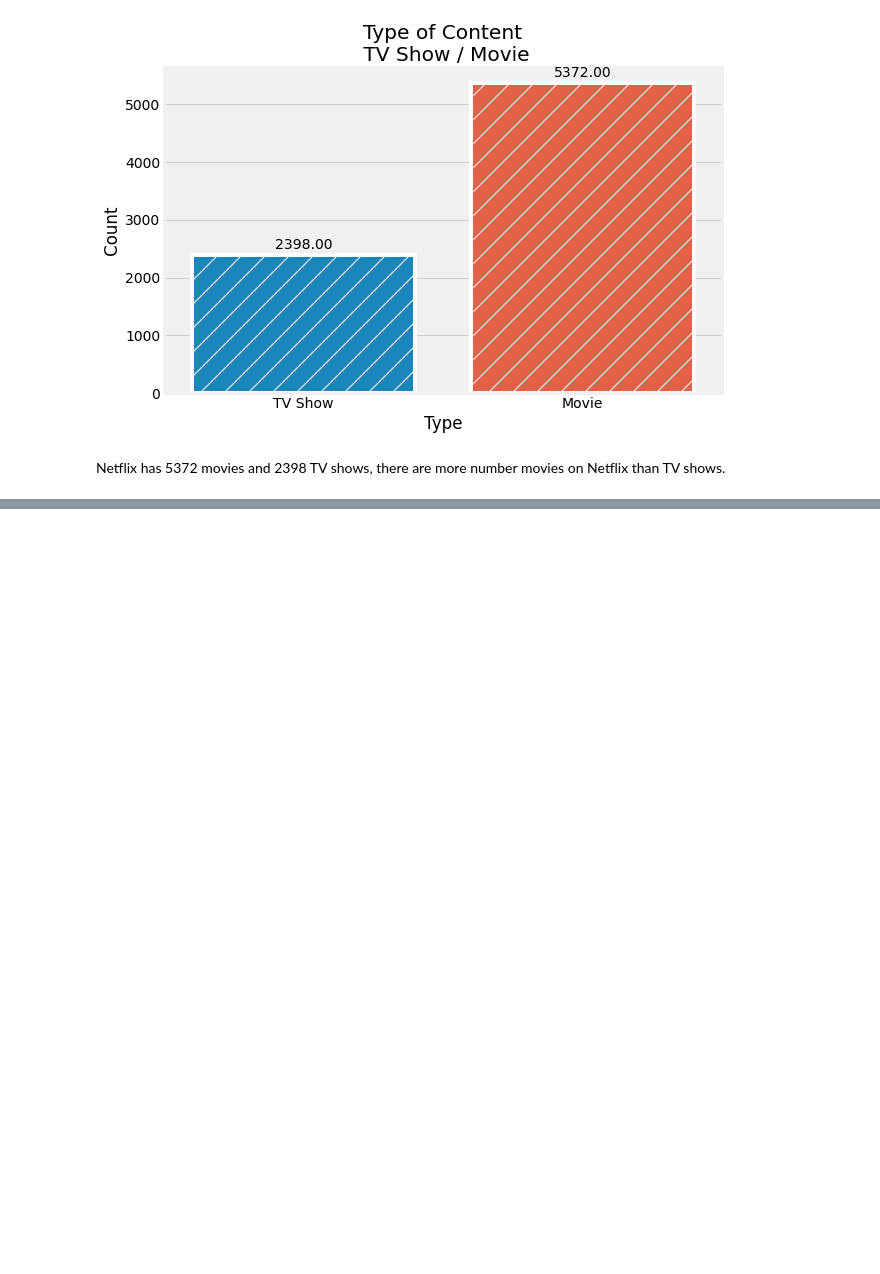
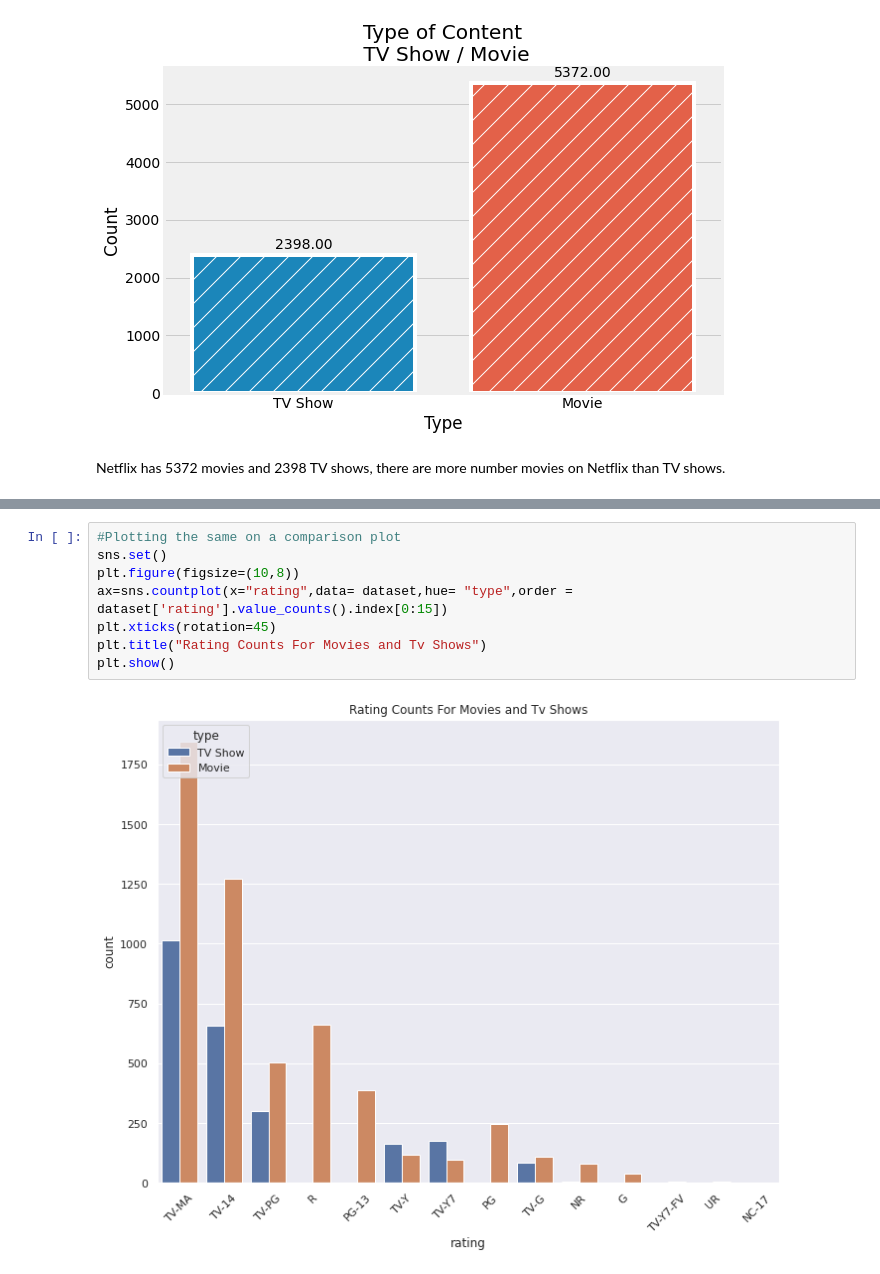
Before and after one commit to Animesh227/Netflix-Movies-and-TV-Shows-Clustering, a Jupyter notebook: NETFLIX_MOVIES_AND_TV_SHOWS_CLUSTERING_Animesh_Chakraborty.ipynb, the cells around one changed output, grey strips where cells are left out. Saved outputs shown, nothing was run; the diff lists cells and outputs as text; blank space fills up the shorter version.

```diff
--- a/NETFLIX_MOVIES_AND_TV_SHOWS_CLUSTERING_Animesh_Chakraborty.ipynb
+++ b/NETFLIX_MOVIES_AND_TV_SHOWS_CLUSTERING_Animesh_Chakraborty.ipynb
@@ -238,0 +256,10 @@ Netflix has 5372 movies and 2398 TV shows, there are more number movies on Netfl
+# %%
+#Plotting the same on a comparison plot
+sns.set()
+plt.figure(figsize=(10,8))
+ax=sns.countplot(x="rating",data= dataset,hue= "type",order = dataset['rating'].value_counts().index[0:15])
+plt.xticks(rotation=45)
+plt.title("Rating Counts For Movies and Tv Shows")
+plt.show()
+# %% [output]
+[figure, added]
```
Also changed, not shown: parts of 2 cells of this notebook.
